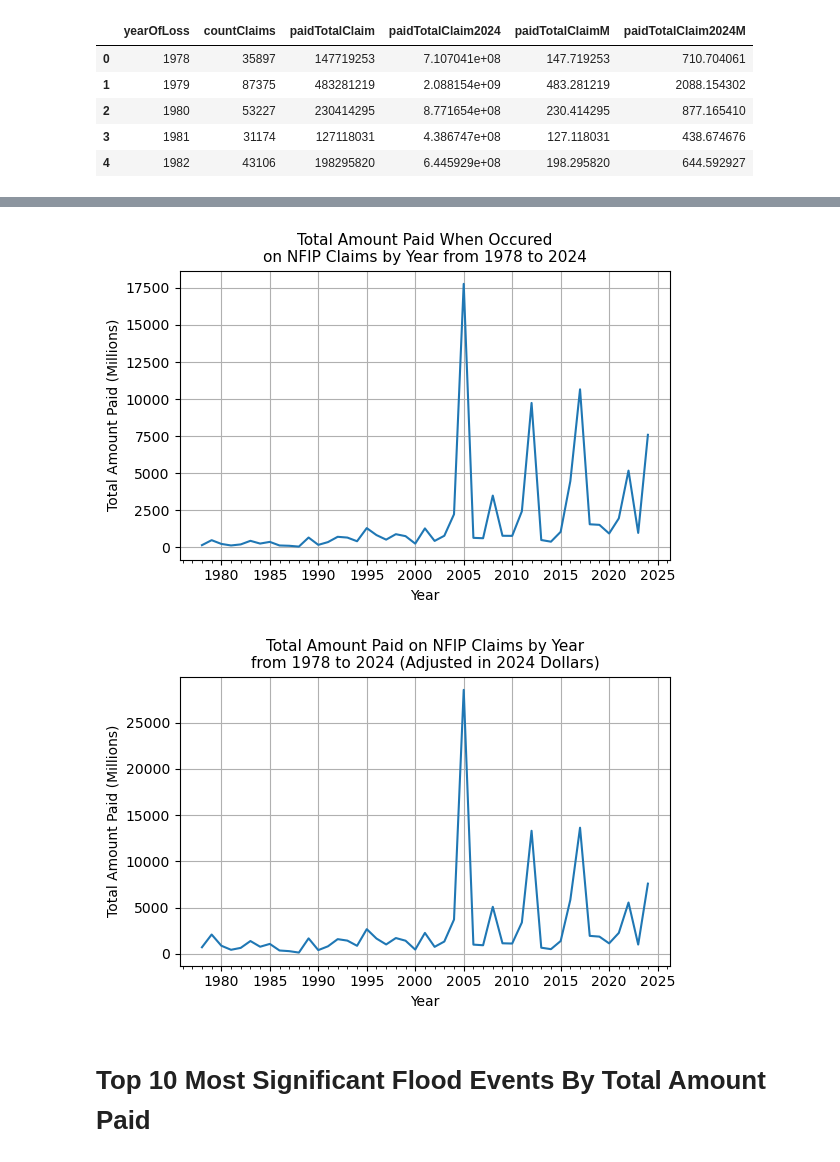
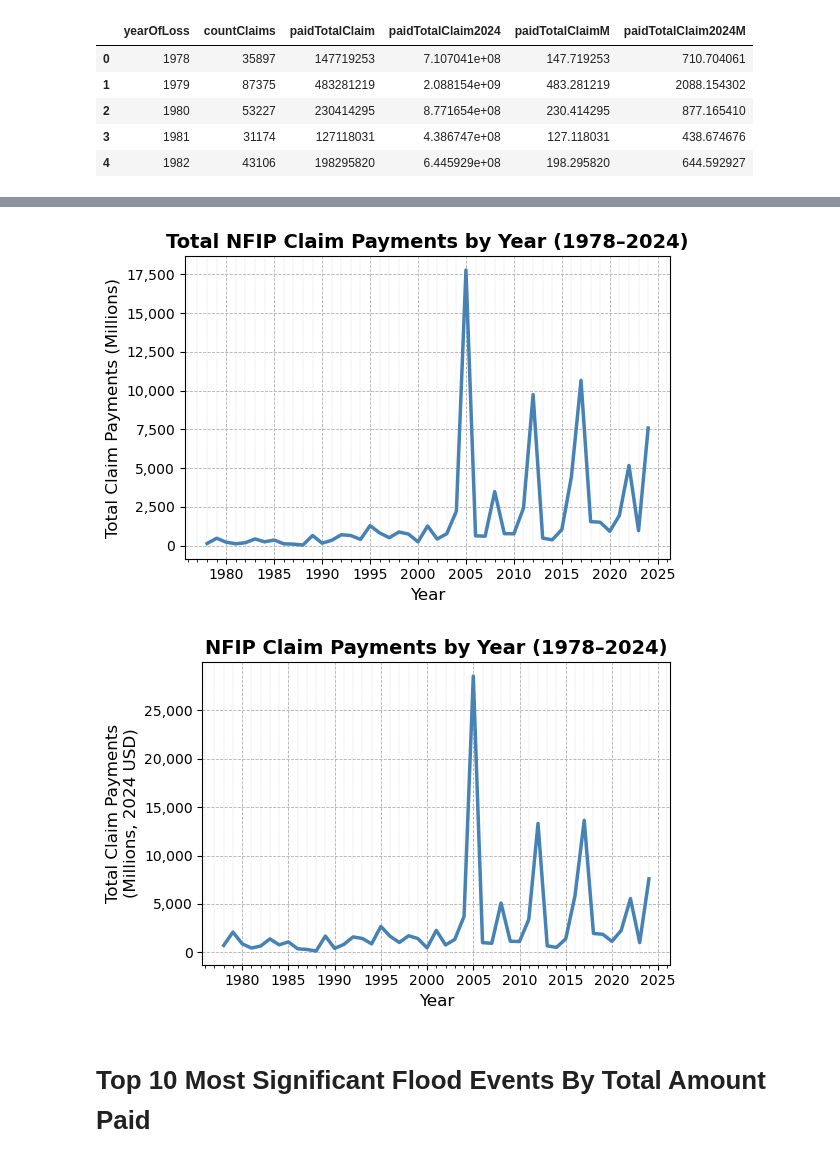
Before and after one commit to mebauer/duckdb-fema-nfip, a Jupyter notebook: figures.ipynb, the cells around one changed output, grey strips where cells are left out. Drawn from its saved outputs; the diff is of its cells as text; code cells hidden in the pictures.

Commit message:
improve figures and maps on README

```diff
--- a/figures.ipynb
+++ b/figures.ipynb
@@ -2,18 +2,17 @@
 # Tables and Figures
 Author: Mark Bauer
 # %%
+# import packages
+import duckdb
 import numpy as np
 import pandas as pd
+import seaborn as sns
 import geopandas as gpd
+import matplotlib as mpl
 import matplotlib.pyplot as plt
-import seaborn as sns
-import duckdb
 import matplotlib.ticker as ticker
-import matplotlib as mpl
 from mpl_toolkits.axes_grid1 import make_axes_locatable
-
+from datetime import date
 import cpi
-cpi.update()
-from datetime import date
 
 plt.rcParams['savefig.facecolor'] = 'white'
@@ -387,24 +415,31 @@ plt.savefig('figures/year-count.png', dpi=200, bbox_inches='tight')
 # %%
 fig, ax = plt.subplots(figsize=(6, 4))
 
 sns.lineplot(
     data=year_loss_df,
     x='yearOfLoss',
     y='paidTotalClaimM',
-    ax=ax
+    ax=ax,
+    linewidth=2.5,
+    color='steelblue'
 )
 
-plt.title("Total Amount Paid When Occured\non NFIP Claims by Year from 1978 to 2024", fontsize=11)
-plt.xlabel("Year")
-plt.ylabel("Total Amount Paid (Millions)")
+ax.set_title("Total NFIP Claim Payments by Year (1978–2024)", fontsize=14, weight='bold')
+ax.set_xlabel("Year", fontsize=12)
+ax.set_ylabel("Total Claim Payments (Millions)", fontsize=12)
 
+ax.tick_params(axis='x', labelsize=10)
+ax.tick_params(axis='y', labelsize=10)
 ax.xaxis.set_major_locator(ticker.MultipleLocator(5))
 ax.xaxis.set_minor_locator(ticker.MultipleLocator(1))
-plt.grid(True)
+ax.yaxis.set_major_formatter(ticker.FuncFormatter(lambda x, _: f'{int(x):,}'))
+
+ax.grid(True, which='major', linestyle='--', linewidth=0.6)
+ax.grid(True, which='minor', linestyle=':', linewidth=0.3)
 
 plt.tight_layout()
 # %% [output]
-[figure, old version]
+[figure, new version]
 # %%
 fig, ax = plt.subplots(figsize=(6, 4))
 
@@ -412,21 +447,32 @@ sns.lineplot(
     data=year_loss_df,
     x='yearOfLoss',
     y='paidTotalClaim2024M',
-    ax=ax
+    ax=ax,
+    linewidth=2.5,
+    color='steelblue'
 )
 
-plt.title("Total Amount Paid on NFIP Claims by Year\nfrom 1978 to 2024 (Adjusted in 2024 Dollars)", fontsize=11)
-plt.xlabel("Year")
-plt.ylabel("Total Amount Paid (Millions)")
+ax.set_title(
+    "NFIP Claim Payments by Year (1978–2024)",
+    fontsize=14,
+    weight='bold'
+)
+ax.set_xlabel("Year", fontsize=12)
+ax.set_ylabel("Total Claim Payments\n(Millions, 2024 USD)", fontsize=12)
 
+ax.tick_params(axis='x', labelsize=10)
+ax.tick_params(axis='y', labelsize=10)
 ax.xaxis.set_major_locator(ticker.MultipleLocator(5))
 ax.xaxis.set_minor_locator(ticker.MultipleLocator(1))
-plt.grid(True)
+ax.yaxis.set_major_formatter(ticker.FuncFormatter(lambda x, _: f'{int(x):,}'))
+
+ax.grid(True, which='major', linestyle='--', linewidth=0.6)
+ax.grid(True, which='minor', linestyle=':', linewidth=0.3)
 
 plt.tight_layout()
-plt.savefig('figures/year-amount-paid.png', dpi=200, bbox_inches='tight')
+plt.savefig('figures/year-amount-paid.png', dpi=300, bbox_inches='tight')
 # %% [output]
-[figure, old version]
+[figure, new version]
 # %% [markdown]
 # Top 10 Most Significant Flood Events By Total Amount Paid
 # %%
```
Also changed, not shown: parts of 29 cells of this notebook, 4 other files.
